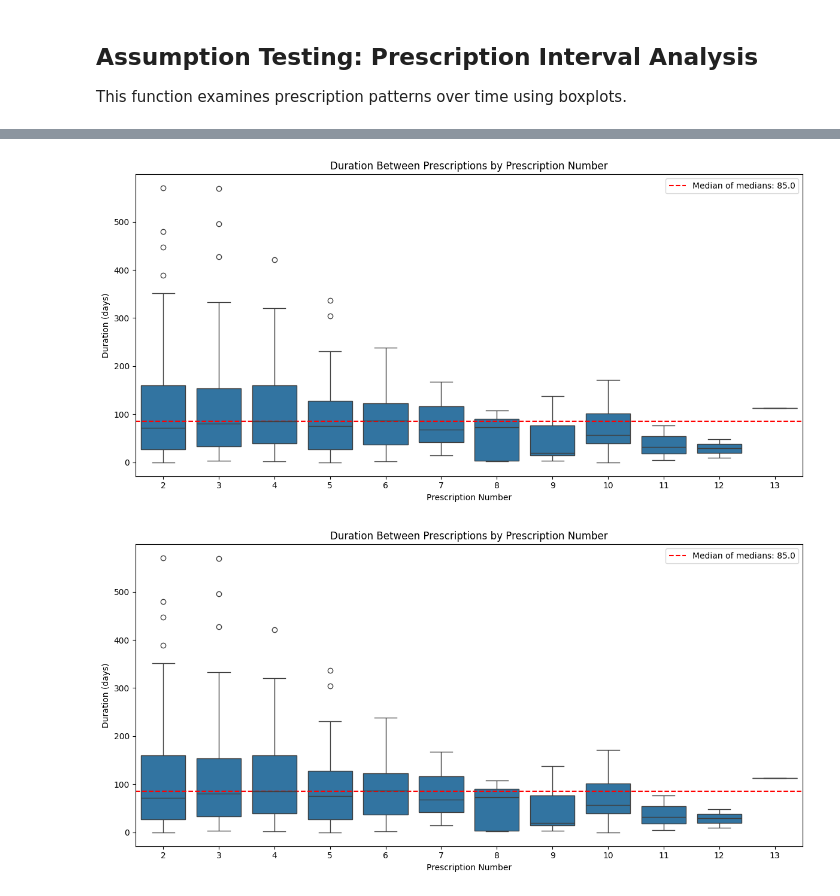
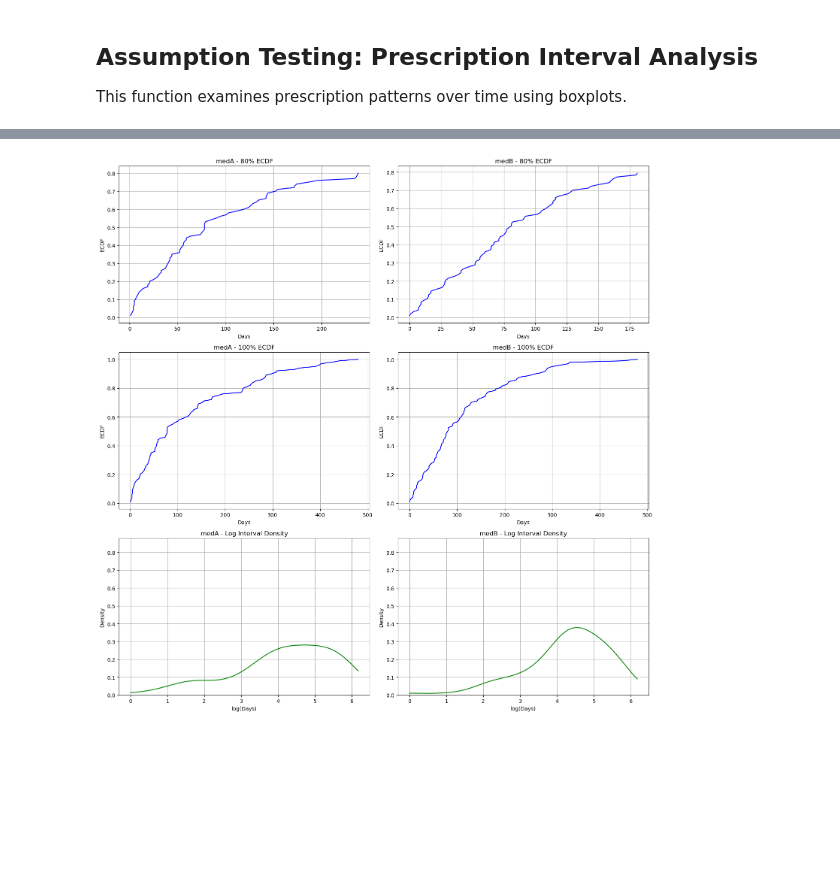
Before and after one commit to rieljasperapos/SEE_PY, a Jupyter notebook: src/SEE.ipynb, the cells around one changed output, grey strips where cells are left out. Cells and saved outputs as stored; diff of their text form; code cells hidden in the pictures; blank space fills up the shorter version.

Commit message:
Adjusted K-Means Visualization

```diff
--- a/src/SEE.ipynb
+++ b/src/SEE.ipynb
@@ -77,43 +79,13 @@ def See(arg1, tidy):
     drug_see_p1['event.interval'] = (drug_see_p1['eksd'] -
                                     drug_see_p1['prev_eksd']).dt.days
 
-    # Calculate ECDF
+    # Calculate ECDF (needed for clustering)
     x = np.sort(drug_see_p1['event.interval'])
     y = np.arange(1, len(x) + 1) / len(x)
     dfper = pd.DataFrame({'x': x, 'y': y})
 
-    # Retain 80% of ECDF
+    # Retain 80% of ECDF (needed for clustering)
     dfper = dfper[dfper['y'] <= 0.8]
-
-    # Plotting
-    fig, (ax1, ax2) = plt.subplots(1, 2, figsize=(12, 5))
-    ax1.plot(dfper['x'], dfper['y'])
-    ax1.set_title('80% ECDF')
-    ax2.plot(x, y)
-    ax2.set_title('100% ECDF')
-    plt.show()
-
-    # Density plot of log intervals
-    drug_see_p2 = drug_see_p1[drug_see_p1['event.interval'] <= dfper['x'].max()]
-    # Add validation check for valid intervals
-    valid_intervals = drug_see_p2['event.interval'].astype(float)
-    valid_intervals = valid_intervals[np.isfinite(valid_intervals) & (valid_intervals > 0)]
-
-    if len(valid_intervals) > 0:
-        kde = gaussian_kde(np.log(valid_intervals))
-        x_range = np.linspace(np.log(valid_intervals.min()),
-                            np.log(valid_intervals.max()), 100)
-        plt.figure()
-        plt.plot(x_range, kde(x_range))
-        plt.title('Log(event interval)')
-        plt.show()
-    else:
-        print("Warning: No valid intervals found for density estimation")
-        return None
-
-    # Prepare data for clustering
-    a = np.column_stack((x_range, kde(x_range)))
-    a = (a - np.mean(a, axis=0)) / np.std(a, axis=0)
 
     # Find optimal number of clusters
     silhouette_scores = []
@@ -456,5 +465,10 @@ see_assumption(medA_SEEDBScan)
-# %%
-see_assumption(medB_SEEDBScan)
-# %% [output]
-[figure, removed]
-[figure, removed]
+# %%
+# After generating the data using See()
+medA_SEEKmeans = See('medA', tidy)
+medB_SEEKmeans = See('medB', tidy)
+
+# Generate visualization
+fig = visualization(medA_SEEKmeans, medB_SEEKmeans)
+plt.show()
+# %% [output]
+[figure, added]
```
Also changed, not shown: parts of 11 cells of this notebook.
